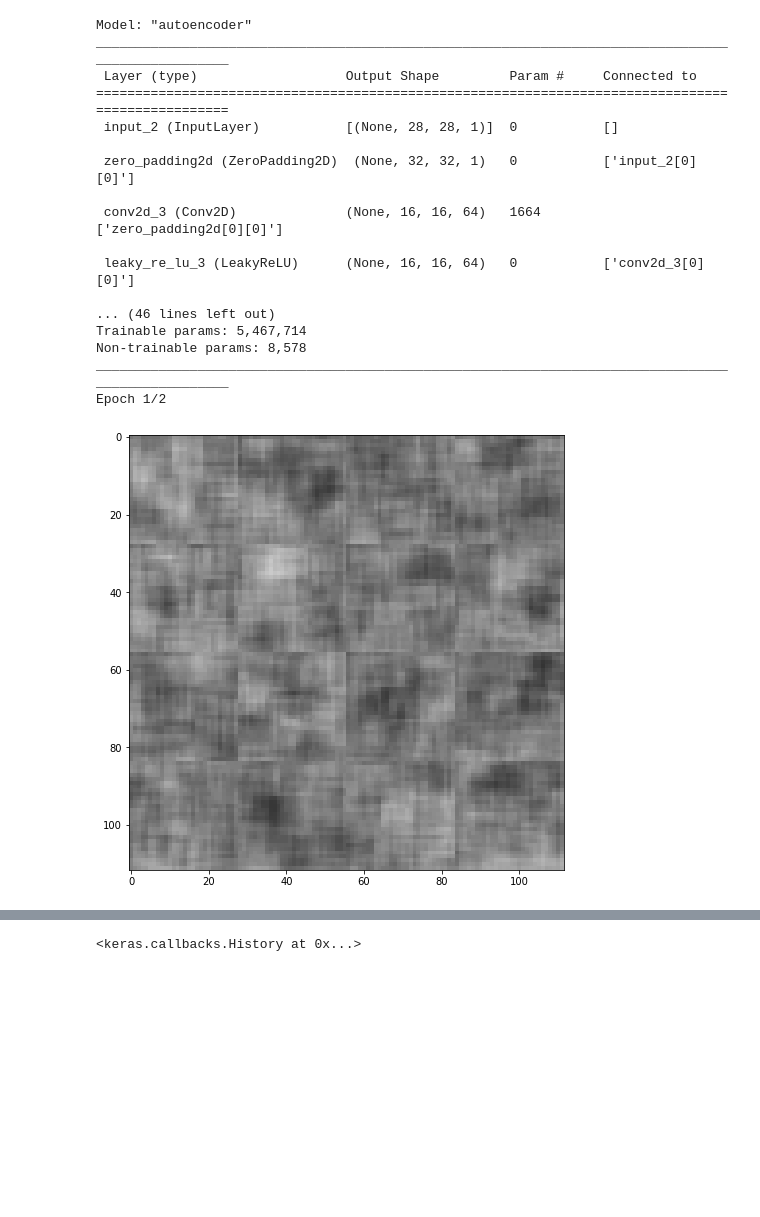
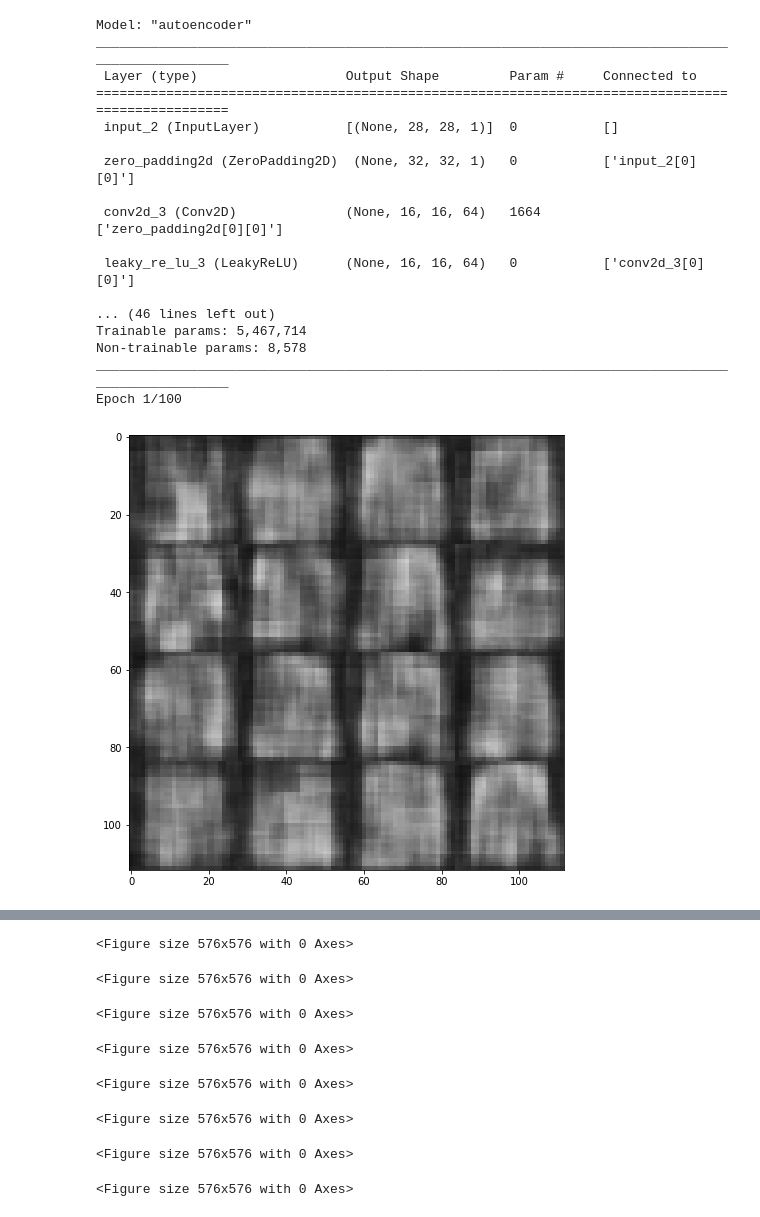
Before and after one commit to alexs95/nuig, a Jupyter notebook: deeplearning2/Run.ipynb, the cells around one changed output, grey strips where cells are left out. Saved outputs shown, nothing was run; the diff lists cells and outputs as text; code cells hidden in the pictures; blank space fills up the shorter version.

```diff
--- a/deeplearning2/Run.ipynb
+++ b/deeplearning2/Run.ipynb
@@ -59,13 +1,28 @@ art.df.shape
 # %%
+import glob
+import cv2
+from matplotlib.pyplot import figure
+import keras
+from keras import backend as K, layers
+from keras.losses import mse
+from keras import layers
+import numpy as np
+from keras.api import keras
+import tensorflow as tf
+from matplotlib import pyplot as plt
+import os
+
 IMG_SHAPE = (28, 28, 1)
 BATCH_SIZE = 512
 LATENT_SIZE = 128
-EPOCHS = 2
+EPOCHS = 100
+AE_PATH = './ae'
 VAE_PATH = './vae'
 WGAN_PATH = './wgan'
 
-
-train_images = art.df.astype("float32")
+fashion_mnist = keras.datasets.fashion_mnist
+(train_images, _), _ = fashion_mnist.load_data()
+train_images.reshape(train_images.shape[0], *IMG_SHAPE).astype("float64")
 print(f"Number of examples: {len(train_images)}")
 print(f"Shape of the images in the dataset: {train_images.shape[1:]}")
 
@@ -395,8 +350,9 @@ class WGAN(keras.Model):
         return {"d_loss": d_loss, "g_loss": g_loss}
 # %%
 class ModelMonitor(keras.callbacks.Callback):
-    def __init__(self, generator, img_shape, latent_size, path, size):
+    def __init__(self, generator, img_shape, latent_size, path, size, show_frequency=1):
         super().__init__()
+        self.show_frequency = show_frequency
         self.size = size
         self.generator = generator
         self.img_shape = img_shape
@@ -406,7 +362,7 @@ class ModelMonitor(keras.callbacks.Callback):
         os.makedirs(path + '/epochs', exist_ok=True)
         os.makedirs(path + '/checkpoints', exist_ok=True)
 
-    def on_epoch_end(self, epoch, logs=None, show_frequency=1):
+    def on_epoch_end(self, epoch, logs=None):
         random_latent_vectors = tf.random.normal(shape=(self.size * self.size, self.latent_size))
         generated_images = self.generator(random_latent_vectors)
         generated_images = (generated_images * 127.5) + 127.5
@@ -418,34 +374,35 @@ class ModelMonitor(keras.callbacks.Callback):
         )
         plt.figure(figsize=(8, 8))
         plt.imsave('{}/epochs/{}.png'.format(self.path, epoch), grid, cmap='gray', vmin=0, vmax=255)
-        if epoch % show_frequency == 0:
+        if epoch % self.show_frequency == 0:
             plt.imshow(grid, cmap='gray', vmin=0, vmax=255)
             plt.show()
 # %%
 # AE Method =================================================================
+EPOCHS = 100
 generator = generative_model(LATENT_SIZE)
 ae_optimizer = tf.keras.optimizers.Adam(learning_rate=1e-3)
 ae, encoder = get_autoencoder(IMG_SHAPE, LATENT_SIZE, generator)
 ae.compile(ae_optimizer)
 ae.summary()
-callback = ModelMonitor(generator, IMG_SHAPE, LATENT_SIZE, VAE_PATH, 4)
+callback = ModelMonitor(generator, IMG_SHAPE, LATENT_SIZE, AE_PATH, 4, 10)
 ae.fit(dataset, callbacks=[callback], epochs=EPOCHS)
 # %% [output]
 Model: "autoencoder"
 __________________________________________________________________________________________________
  Layer (type)                   Output Shape         Param #     Connected to
 ==================================================================================================
  input_2 (InputLayer)           [(None, 28, 28, 1)]  0           []
 
  zero_padding2d (ZeroPadding2D)  (None, 32, 32, 1)   0           ['input_2[0][0]']
 
  conv2d_3 (Conv2D)              (None, 16, 16, 64)   1664        ['zero_padding2d[0][0]']
 
  leaky_re_lu_3 (LeakyReLU)      (None, 16, 16, 64)   0           ['conv2d_3[0][0]']
 
 ... (46 lines left out)
 Trainable params: 5,467,714
 Non-trainable params: 8,578
 __________________________________________________________________________________________________
-Epoch 1/2
+Epoch 1/100
-[figure, old version]
+[figure, new version]
@@ -456 +430,8 @@ Epoch 2/2
-<keras.callbacks.History at 0x...>
+<Figure size 576x576 with 0 Axes>
+<Figure size 576x576 with 0 Axes>
+<Figure size 576x576 with 0 Axes>
+<Figure size 576x576 with 0 Axes>
+<Figure size 576x576 with 0 Axes>
+<Figure size 576x576 with 0 Axes>
+<Figure size 576x576 with 0 Axes>
+<Figure size 576x576 with 0 Axes>
```
Also changed, not shown: parts of 10 cells of this notebook.
